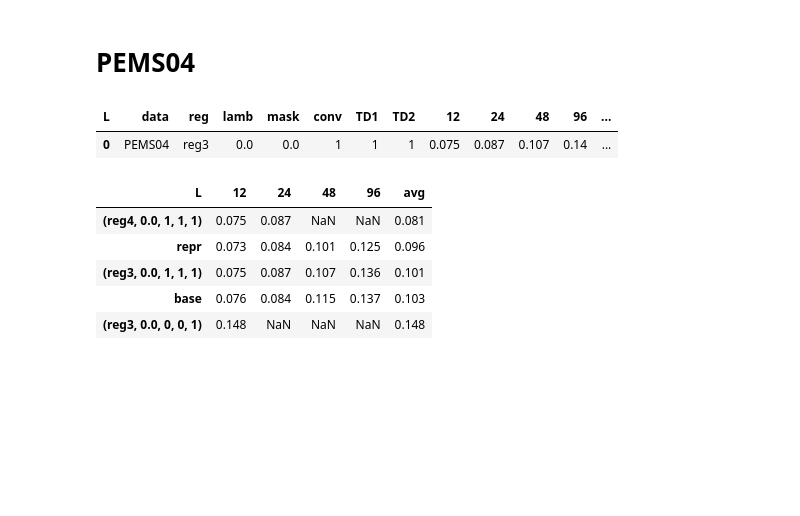
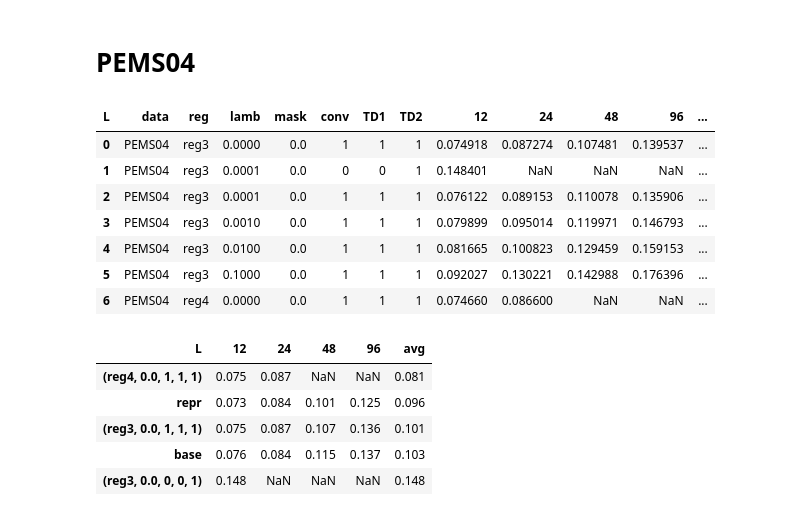
Before and after one commit to seunghan96/comats, a Jupyter notebook: results.ipynb, the cells around one changed output. Cells and saved outputs as stored; diff of their text form; code cells hidden in the pictures; blank space fills up the shorter version.

```diff
--- a/results.ipynb
+++ b/results.ipynb
@@ -487,11 +491,18 @@ pems03.sort_values('avg').round(3)
 # %%
 df = get_result(DATASET='PEMS04')
 df['avg'] = df.iloc[:,-4:].mean(axis=1)
 df[(df['reg']=='reg3')&(df['lamb']==0)].round(3)
 #df[(df['reg']=='reg4')&(df['lamb']==0)].round(3)
+df
 # %% [output]
 | L | data | reg | lamb | mask | conv | TD1 | TD2 | 12 | 24 | 48 | 96 | ... |
-| 0 | PEMS04 | reg3 | 0.0 | 0.0 | 1 | 1 | 1 | 0.075 | 0.087 | 0.107 | 0.14 | ... |
+| 0 | PEMS04 | reg3 | 0.0000 | 0.0 | 1 | 1 | 1 | 0.074918 | 0.087274 | 0.107481 | 0.139537 | ... |
+| 1 | PEMS04 | reg3 | 0.0001 | 0.0 | 0 | 0 | 1 | 0.148401 | NaN | NaN | NaN | ... |
+| 2 | PEMS04 | reg3 | 0.0001 | 0.0 | 1 | 1 | 1 | 0.076122 | 0.089153 | 0.110078 | 0.135906 | ... |
+| 3 | PEMS04 | reg3 | 0.0010 | 0.0 | 1 | 1 | 1 | 0.079899 | 0.095014 | 0.119971 | 0.146793 | ... |
+| 4 | PEMS04 | reg3 | 0.0100 | 0.0 | 1 | 1 | 1 | 0.081665 | 0.100823 | 0.129459 | 0.159153 | ... |
+| 5 | PEMS04 | reg3 | 0.1000 | 0.0 | 1 | 1 | 1 | 0.092027 | 0.130221 | 0.142988 | 0.176396 | ... |
+| 6 | PEMS04 | reg4 | 0.0000 | 0.0 | 1 | 1 | 1 | 0.074660 | 0.086600 | NaN | NaN | ... |
 # %%
 pems04 = df.groupby(['reg','mask','conv','TD1','TD2']).min()[[12,24,48,96]]
 pems04.loc['base'] = [0.076,0.084,0.115,0.137]
```
Also changed, not shown: parts of 6 cells of this notebook, 54 other files.
